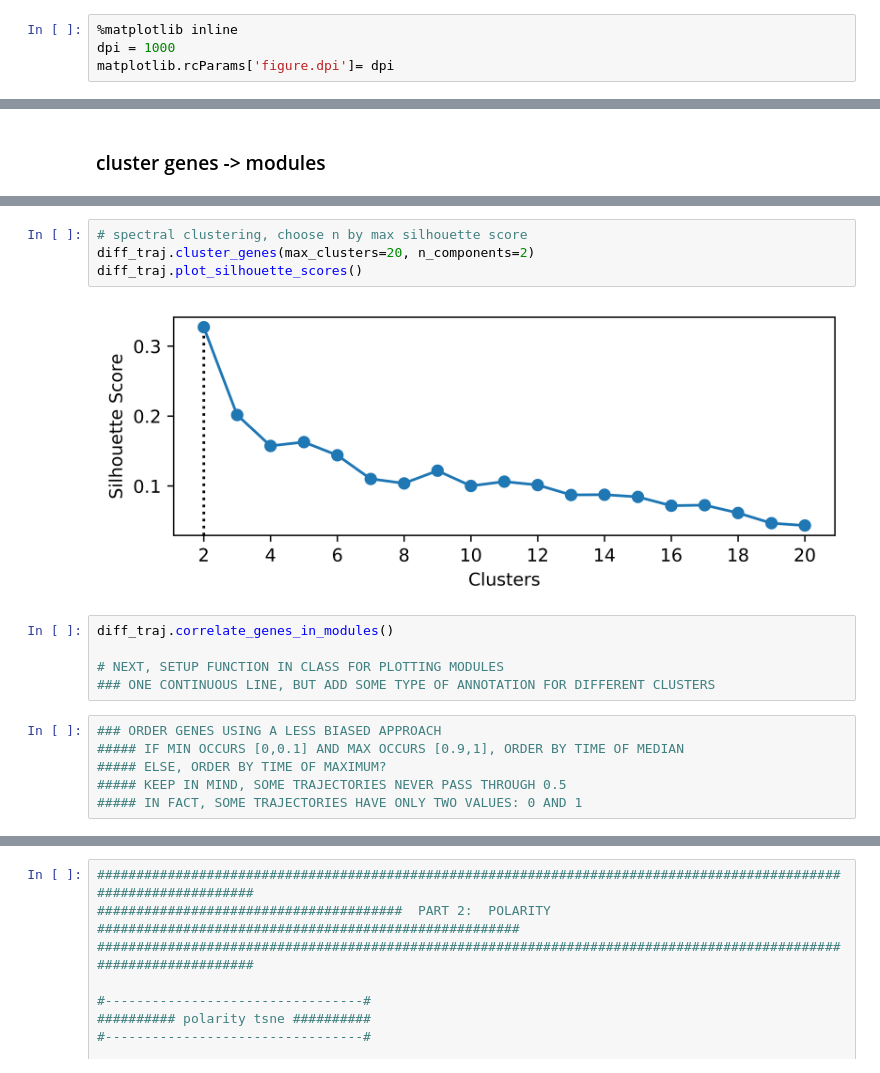
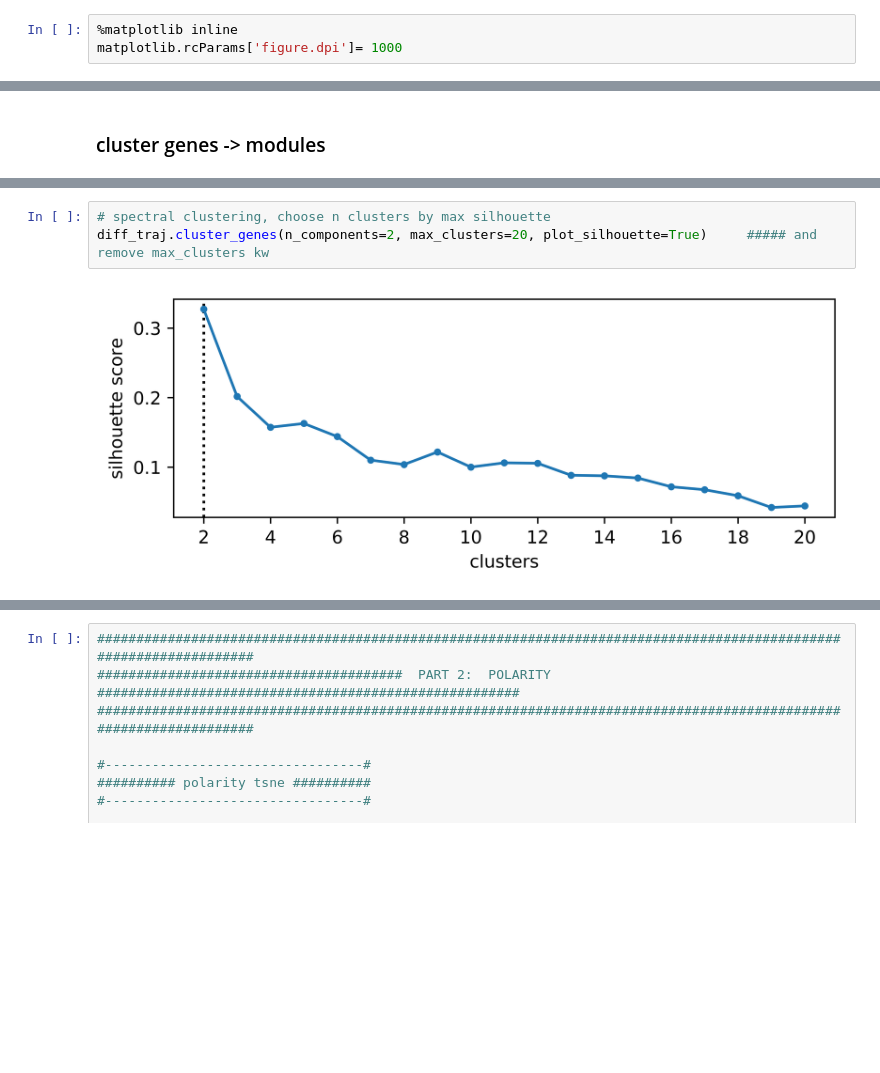
Before and after one commit to calebclayreagor/phd-research-playground, a Jupyter notebook: drerio.ipynb, the cells around one changed output, grey strips where cells are left out. Saved outputs shown, nothing was run; the diff lists cells and outputs as text; blank space fills up the shorter version.

Commit message:
Updated drerio pipeline through pathway enrichment

```diff
--- a/drerio.ipynb
+++ b/drerio.ipynb
@@ -19,4 +20,3 @@ import networkx as nx
 # %%
 %matplotlib inline
-dpi = 1000
-matplotlib.rcParams['figure.dpi']= dpi
+matplotlib.rcParams['figure.dpi']= 1000
@@ -94,17 +90,5 @@ diff_traj.find_gene_similarities(n_runs=10, save=False)
 # %%
-# spectral clustering, choose n by max silhouette score
-diff_traj.cluster_genes(max_clusters=20, n_components=2)
-diff_traj.plot_silhouette_scores()
+# spectral clustering, choose n clusters by max silhouette
+diff_traj.cluster_genes(n_components=2, max_clusters=20, plot_silhouette=True)     ##### and remove max_clusters kw
 # %% [output]
-[figure, old version]
+[figure, new version]
-# %%
-diff_traj.correlate_genes_in_modules()
-
-# NEXT, SETUP FUNCTION IN CLASS FOR PLOTTING MODULES
-### ONE CONTINUOUS LINE, BUT ADD SOME TYPE OF ANNOTATION FOR DIFFERENT CLUSTERS
-# %%
-### ORDER GENES USING A LESS BIASED APPROACH
-##### IF MIN OCCURS [0,0.1] AND MAX OCCURS [0.9,1], ORDER BY TIME OF MEDIAN
-##### ELSE, ORDER BY TIME OF MAXIMUM?
-##### KEEP IN MIND, SOME TRAJECTORIES NEVER PASS THROUGH 0.5
-##### IN FACT, SOME TRAJECTORIES HAVE ONLY TWO VALUES: 0 AND 1
```
Also changed, not shown: parts of 10 cells of this notebook, 2 other files.
